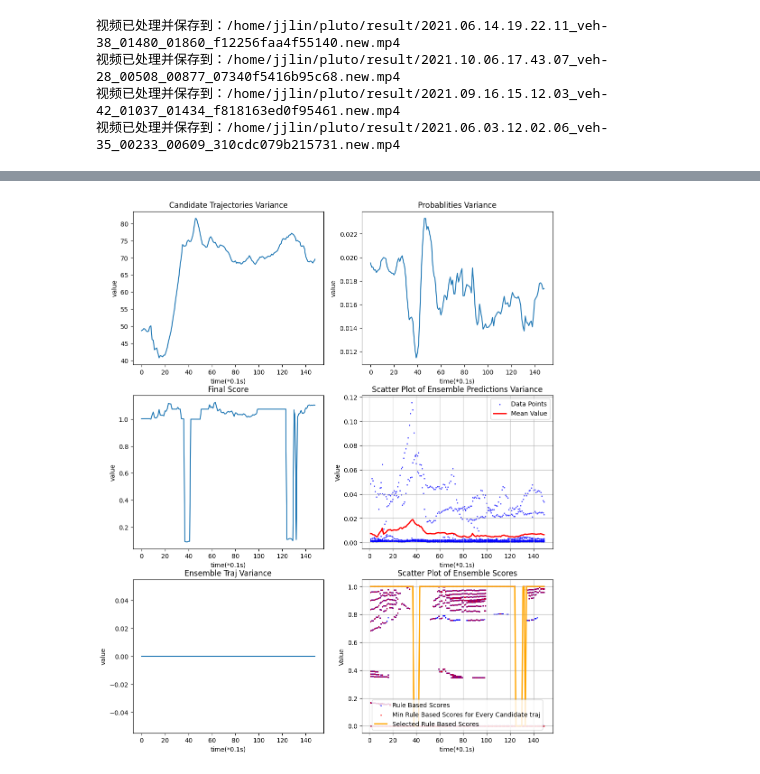
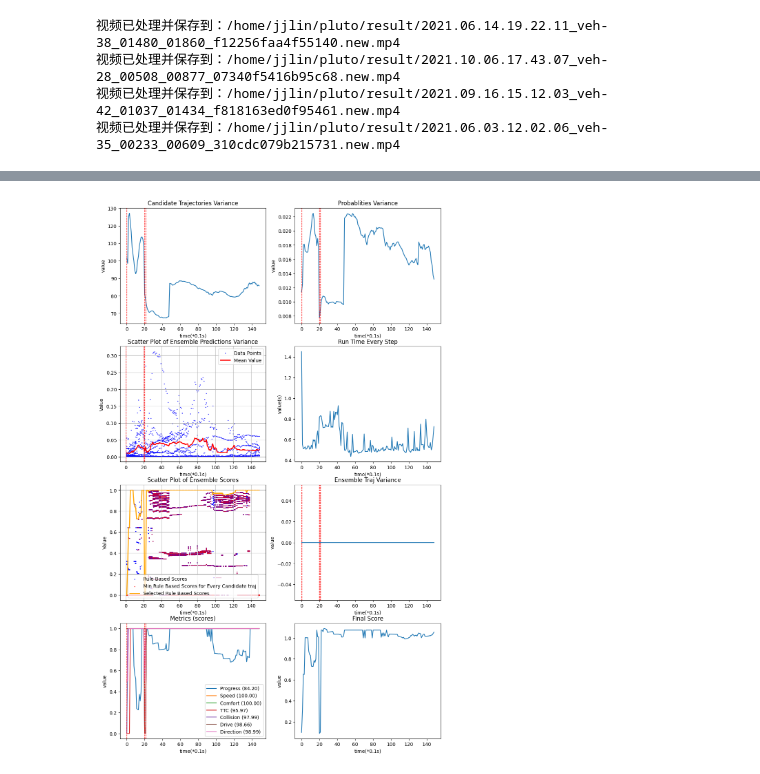
Before and after one commit to JijunLIN/EnRisk, a Jupyter notebook: visualization.ipynb, the cells around one changed output, grey strips where cells are left out. Cells and saved outputs as stored; diff of their text form; code cells hidden in the pictures.

```diff
--- a/visualization.ipynb
+++ b/visualization.ipynb
@@ -216,5 +238,8 @@ array([[0.68540856, 0.83532687, 0.90076382, 0.96078569, 1.        ,
 # %%
-fig, ax = plt.subplots(3,2,figsize=(12,15))
+path = '/home/jjlin/pluto_dev/result/log/2021.08.17.16.57.11_veh-08_01200_01636_9e30155b8bb55fd9_pe_t.ckpt.mat'
+time, emergency, traj_var, prob_var, final_score, final_scores, rule_based_scores, pred_var, e_traj_var, step_time, metrics = load_data_from_mat(path)
+
+fig, ax = plt.subplots(4,2,figsize=(12,20))
 
 ax[0,0].plot(traj_var,  label='traj var')
 ax[0,0].set_title("Candidate Trajectories Variance")
@@ -232,66 +257,95 @@ for i, e in enumerate(emergency):
     if e:
         ax[0,1].axvline(x=i, color='r',linestyle='--', linewidth=1)
 
-ax[1,0].plot(final_score,  label='final score')
-ax[1,0].set_title("Final Score")
-ax[1,0].set_xlabel("time(*0.1s)")
-ax[1,0].set_ylabel("value")
-for i, e in enumerate(emergency):
-    if e:
-        ax[1,0].axvline(x=i, color='r',linestyle='--', linewidth=1)
 
 # 绘制散点图
 for t, arr in zip(time, pred_var):
-    ax[1,1].scatter([t] * arr.shape[0], arr,s=1.5, color='blue', alpha=0.6, label='Data Points' if t == time[0] else "")
+    ax[1,0].scatter([t] * arr.shape[0], arr,s=1.5, color='blue', alpha=0.6, label='Data Points' if t == time[0] else "")
 
 # 计算每个时间点的平均值
 means = [np.mean(arr) for arr in pred_var]
 
 # 绘制平均值折线图
-ax[1,1].plot(time, means, color='red',linestyle='-', linewidth=2, label='Mean Value')
+ax[1,0].plot(time, means, color='red',linestyle='-', linewidth=2, label='Mean Value')
 
 # 添加标签和标题
+ax[1,0].set_xlabel("time(*0.1s)")
+ax[1,0].set_ylabel("Value")
+ax[1,0].set_title('Scatter Plot of Ensemble Predictions Variance')
+ax[1,0].legend()
+ax[1,0].grid(True)
+for i, e in enumerate(emergency):
+    if e:
+        ax[1,0].axvline(x=i, color='r',linestyle='--', linewidth=1)
+#ax[1,1].plot([100 if e else 0 for e in emergency],  label='final score')
+
+ax[1,1].plot(step_time,  label='step time')
+ax[1,1].set_title("Run Time Every Step")
 ax[1,1].set_xlabel("time(*0.1s)")
-ax[1,1].set_ylabel("Value")
-ax[1,1].set_title('Scatter Plot of Ensemble Predictions Variance')
-ax[1,1].legend()
-ax[1,1].grid(True)
+ax[1,1].set_ylabel("value(s)")
 for i, e in enumerate(emergency):
     if False:
         ax[1,1].axvline(x=i, color='r',linestyle='--', linewidth=1)
-#ax[1,1].plot([100 if e else 0 for e in emergency],  label='final score')
 
-ax[2,0].plot(e_traj_var,  label='e traj var')
-ax[2,0].set_title("Ensemble Traj Variance")
-ax[2,0].set_xlabel("time(*0.1s)")
-ax[2,0].set_ylabel("value")
-for i, e in enumerate(emergency):
-    if e:
-        ax[2,0].axvline(x=i, color='r',linestyle='--', linewidth=1)
 
 # 绘制散点图
 for t, arr in zip(time, rule_based_scores):
-    ax[2,1].scatter([t] * arr.shape[0] * arr.shape[1], arr,s=1.5, color='blue', alpha=0.6, label='Rule Based Scores' if t == time[0] else "")
-    ax[2,1].scatter([t] * arr.shape[1], np.min(arr, axis=0),s=1.5, color='red', alpha=0.6, label='Min Rule Based Scores for Every Candidate traj' if t == time[0] else "")
+    ax[2,0].scatter([t] * arr.shape[0] * arr.shape[1], arr,s=1.5, color='blue', alpha=0.6, label='Rule Based Scores' if t == time[0] else "")
+    ax[2,0].scatter([t] * arr.shape[1], np.min(arr, axis=0),s=1.5, color='red', alpha=0.6, label='Min Rule Based Scores for Every Candidate traj' if t == time[0] else "")
 
     #print(arr)
     #break
 # 计算每个时间点的平均值
 mins = [np.min(arr, axis=0) for arr in rule_based_scores]
-ax[2,1].plot(time, [max(m) for m in mins], color='orange',linestyle='-', linewidth=2, label='Selected Rule Based Scores')
+ax[2,0].plot(time, [max(m) for m in mins], color='orange',linestyle='-', linewidth=2, label='Selected Rule Based Scores')
 
 
 # 添加标签和标题
-ax[2,1].set_xlabel("time(*0.1s)")
-ax[2,1].set_ylabel("Value")
-ax[2,1].set_title('Scatter Plot of Ensemble Scores')
-ax[2,1].legend(loc='lower center')
-ax[2,1].grid(True)
+ax[2,0].set_xlabel("time(*0.1s)")
+ax[2,0].set_ylabel("Value")
+ax[2,0].set_title('Scatter Plot of Ensemble Scores')
+ax[2,0].legend(loc='lower center')
+ax[2,0].grid(True)
 for i, e in enumerate(emergency):
     if False:
+        ax[2,0].axvline(x=i, color='r',linestyle='--', linewidth=1)
+
+
+ax[2,1].plot(e_traj_var,  label='e traj var')
+ax[2,1].set_title("Ensemble Traj Variance")
+ax[2,1].set_xlabel("time(*0.1s)")
+ax[2,1].set_ylabel("value")
+for i, e in enumerate(emergency):
+    if e:
+        ax[2,1].axvline(x=i, color='r',linestyle='--', linewidth=1)
+
+
+mean_metrics = cal_mean_metric(metrics)
+
+ax[3,0].plot(metrics,  label='step time')
+ax[3,0].set_title("Metrics (scores)")
+ax[3,0].set_xlabel("time(*0.1s)")
+ax[3,0].set_ylabel("value")
+for i, e in enumerate(emergency):
+    if e:
+        ax[3,0].axvline(x=i, color='r',linestyle='--', linewidth=1)
+ax[3,0].legend((f'Progress ({mean_metrics[0]:.2f})',
+                f'Speed ({mean_metrics[1]:.2f})',
+                f'Comfort ({mean_metrics[2]:.2f})',
+                f'TTC ({mean_metrics[3]:.2f})',
+                f'Collision ({mean_metrics[4]:.2f})',
+                f'Drive ({mean_metrics[5]:.2f})',
+                f'Direction ({mean_metrics[6]:.2f})'))
+
+ax[3,1].plot(final_score,  label='final score')
+ax[3,1].set_title("Final Score")
+ax[3,1].set_xlabel("time(*0.1s)")
+ax[3,1].set_ylabel("value")
+for i, e in enumerate(emergency):
+    if e:
         ax[2,1].axvline(x=i, color='r',linestyle='--', linewidth=1)
 
 
 plt.show()
 # %% [output]
-[figure, old version]
+[figure, new version]
```
Also changed, not shown: parts of 3 cells of this notebook, 7 other files.
